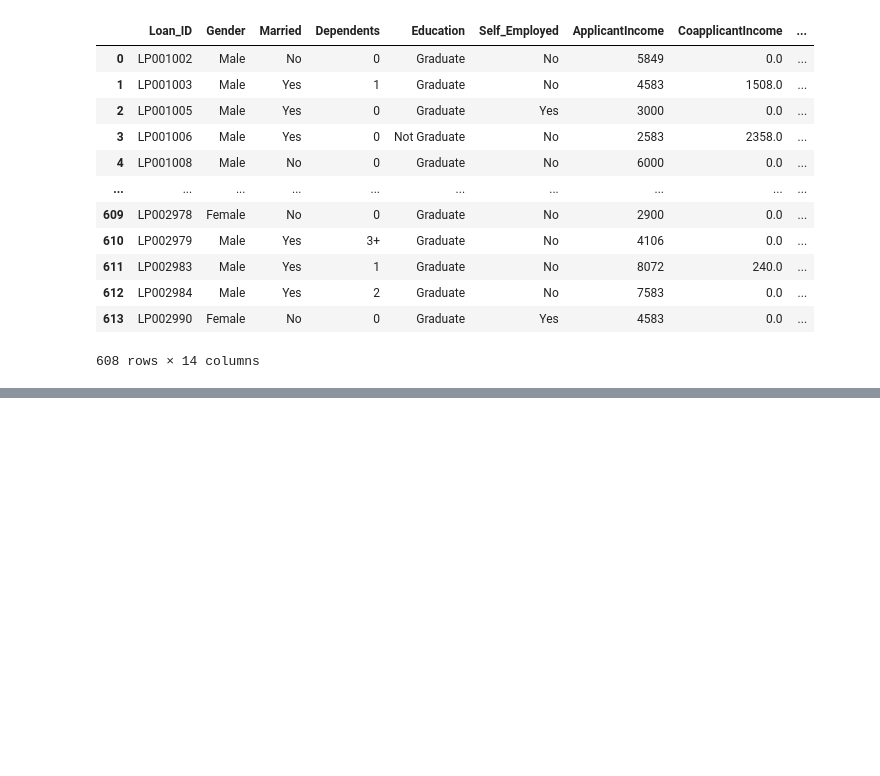
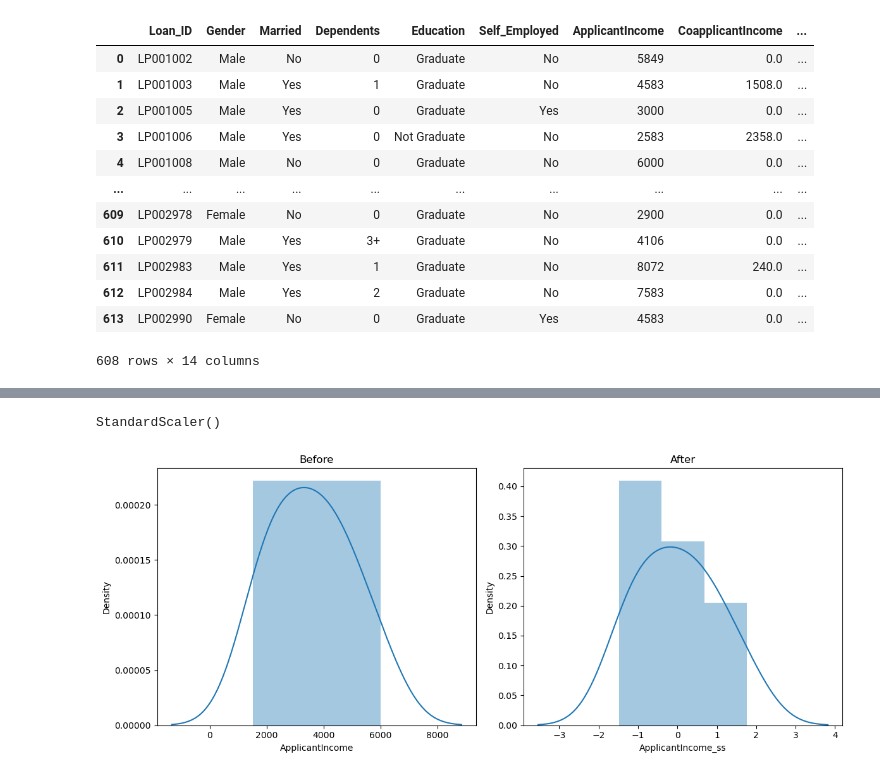
Before and after one commit to deepaknandeshwar17/Machine_Learning_practice, a Jupyter notebook: ml1.ipynb, the cells around one changed output, grey strips where cells are left out. Saved outputs shown, nothing was run; the diff lists cells and outputs as text; code cells hidden in the pictures; blank space fills up the shorter version.

```diff
--- a/ml1.ipynb
+++ b/ml1.ipynb
@@ -545,0 +586,26 @@ loandata[loandata["zscore"]<3]
+# %%
+from sklearn.preprocessing import StandardScaler
+ss=StandardScaler()
+# %%
+ss.fit(loandata[["ApplicantIncome"]])
+# %% [output]
+StandardScaler()
+# %%
+loandata["ApplicantIncome_ss"] = pd.DataFrame(ss.transform(loandata[["ApplicantIncome"]]), columns=["x"])
+# %%
+plt.figure(figsize=(12,5))
+
+plt.subplot(1,2,1)
+plt.title("Before")
+# sns.histplot(loandata["ApplicantIncome"], kde=True)
+sns.distplot(loandata["ApplicantIncome"])
+
+plt.subplot(1,2,2)
+plt.title("After")
+# sns.histplot(loandata["ApplicantIncome_ss"], kde=True)
+sns.distplot(loandata["ApplicantIncome_ss"])
+
+plt.tight_layout()
+plt.show()
+# %% [output]
+[figure, added]
```
Also changed, not shown: parts of 5 cells of this notebook.
